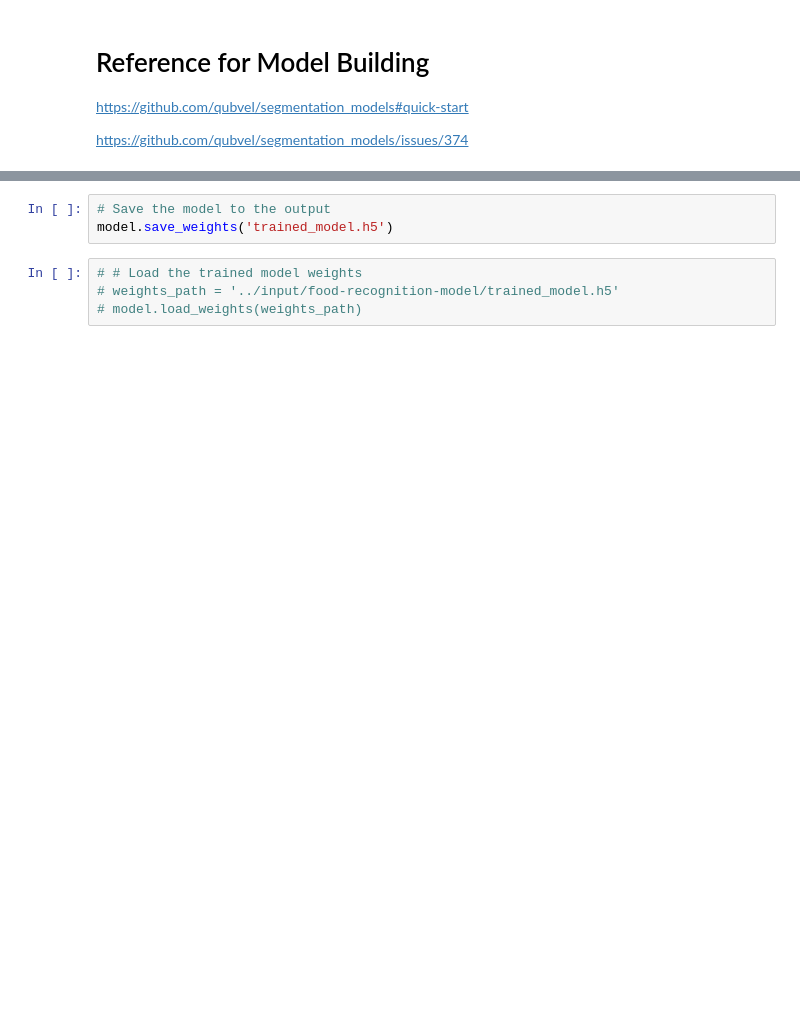
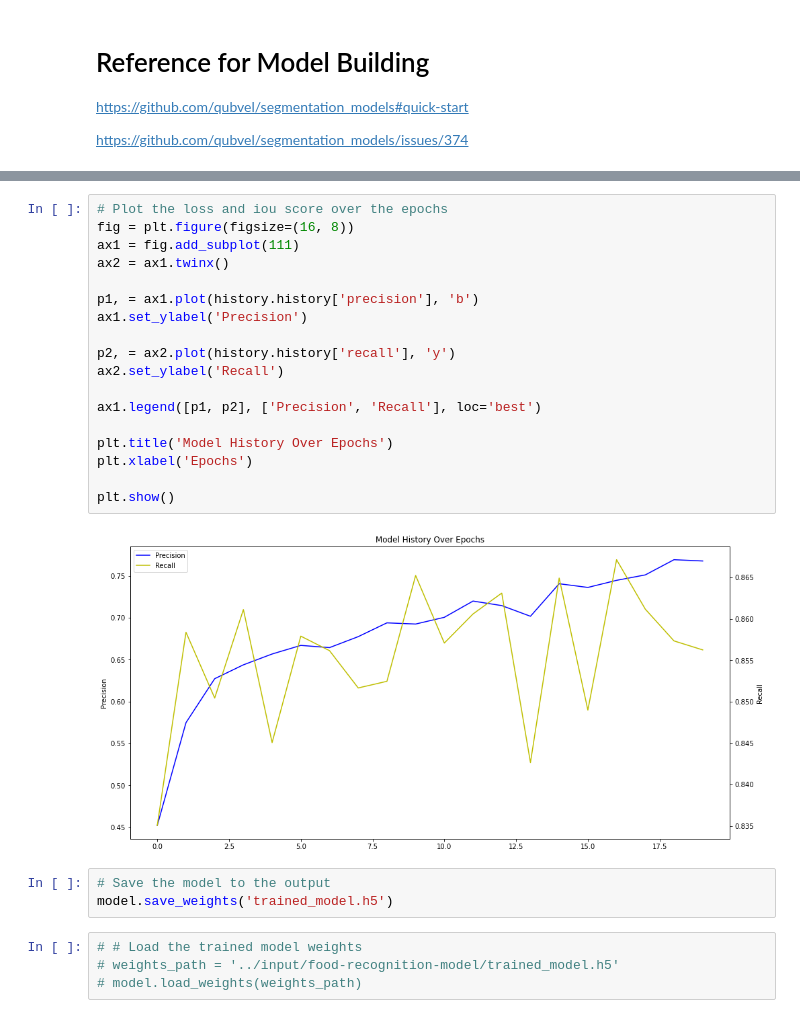
Before and after one commit to lucamarini22/food-recognition-challenge, a Jupyter notebook: food-recognition-challenge.ipynb, the cells around one changed output, grey strips where cells are left out. Saved outputs shown, nothing was run; the diff lists cells and outputs as text; blank space fills up the shorter version.

```diff
--- a/food-recognition-challenge.ipynb
+++ b/food-recognition-challenge.ipynb
@@ -288,3 +372,23 @@ plt.show()
+# %%
+# Plot the loss and iou score over the epochs
+fig = plt.figure(figsize=(16, 8))
+ax1 = fig.add_subplot(111)
+ax2 = ax1.twinx()
+
+p1, = ax1.plot(history.history['precision'], 'b')
+ax1.set_ylabel('Precision')
+
+p2, = ax2.plot(history.history['recall'], 'y')
+ax2.set_ylabel('Recall')
+
+ax1.legend([p1, p2], ['Precision', 'Recall'], loc='best')
+
+plt.title('Model History Over Epochs')
+plt.xlabel('Epochs')
+
+plt.show()
+# %% [output]
+[figure, added]
 # %%
 # Save the model to the output
 model.save_weights('trained_model.h5')
```
Also changed, not shown: parts of 14 cells of this notebook.
